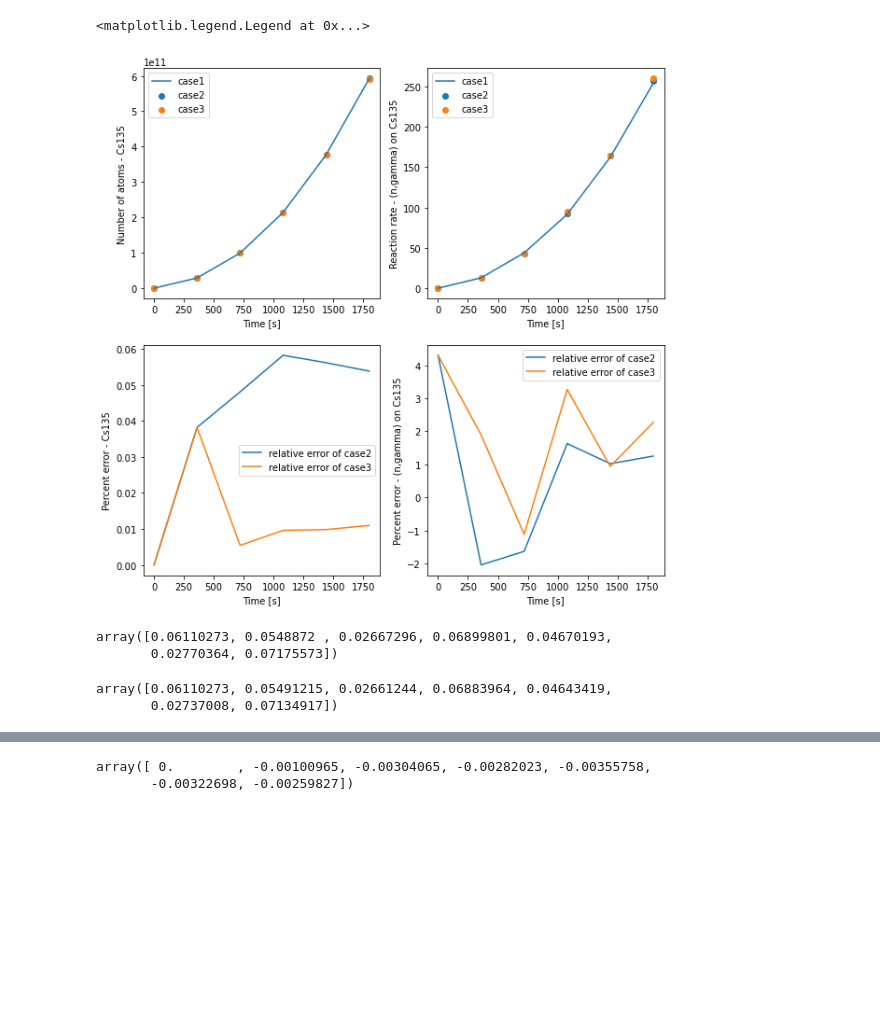
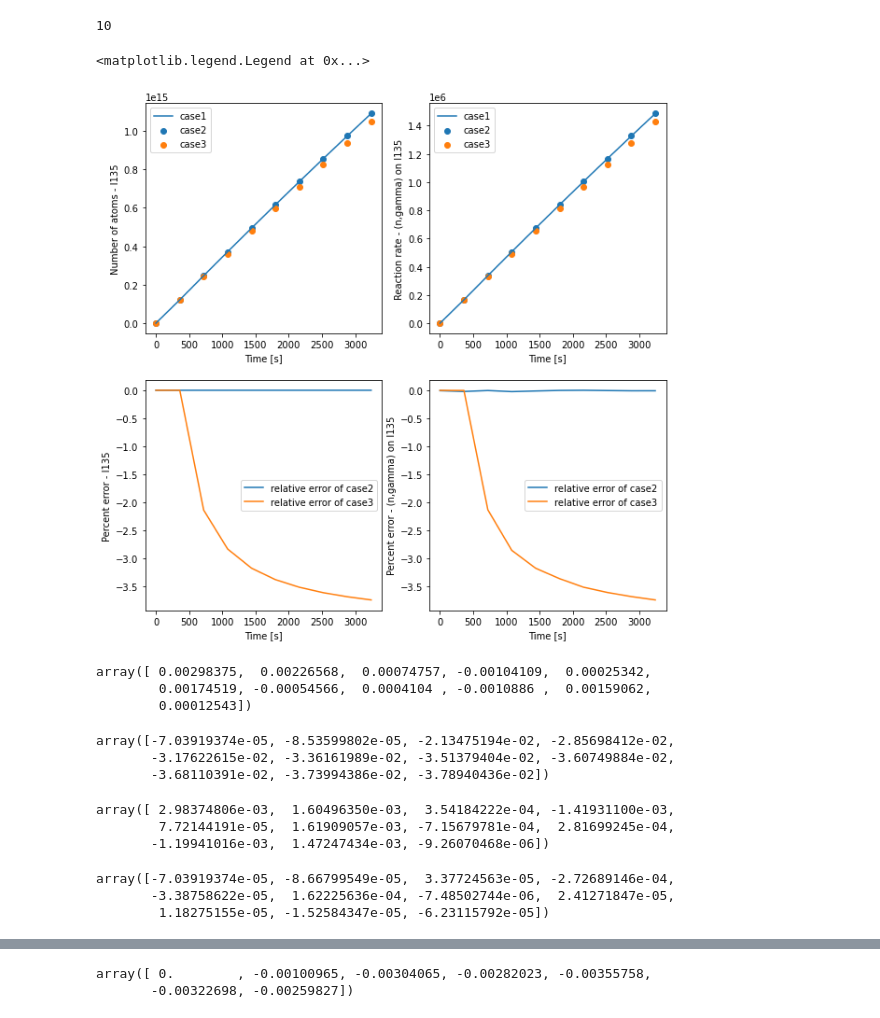
Before and after one commit to yardasol/2023-openmc-depletion-data, a Jupyter notebook: compare-results.ipynb, the cells around one changed output, grey strips where cells are left out. Cells and saved outputs as stored; diff of their text form; code cells hidden in the pictures; blank space fills up the shorter version.

```diff
--- a/compare-results.ipynb
+++ b/compare-results.ipynb
@@ -81,5 +93,9 @@ dict_keys(['I135', 'Xe135', 'Xe136', 'Cs135', 'Gd157', 'Gd156', 'U234', 'U235',
+# %%
+i
+# %% [output]
+10
 # %%
-nuc = 'Cs135'
+nuc = 'I135'
 rx = '(n,gamma)'
 i = -1
 j = -1
@@ -94,44 +110,58 @@ ax1.scatter(time[:i], c3_atoms[:i], label="case3")
 ax1.set_xlabel("Time [s]")
 ax1.set_ylabel(f"Number of atoms - {nuc}");
 ax1.legend()
 
 at_error21 = 100 * (c2_atoms - c1_atoms) / c1_atoms
 at_error31 = 100 * (c3_atoms - c1_atoms) / c1_atoms
 at_error23 = 100 * (c2_atoms - c3_atoms) / c3_atoms
 ax3.plot(time[:j], at_error21[:j], label="relative error of case2")
 ax3.plot(time[:j], at_error31[:j], label="relative error of case3")
 ax3.set_xlabel("Time [s]")
 ax3.set_ylabel(f"Percent error - {nuc}")
 ax3.legend()
 
 ax2.plot(time[:i], c1_nuc_rx[:i], label="case1")
 ax2.scatter(time[:i], c2_nuc_rx[:i], label="case2")
 ax2.scatter(time[:i], c3_nuc_rx[:i], label="case3")
 ax2.set_xlabel("Time [s]")
 ax2.set_ylabel(f"Reaction rate - {rx} on {nuc}");
 ax2.legend()
 
 rx_error21 = 100 * (c2_nuc_rx - c1_nuc_rx) / c1_nuc_rx
 rx_error31 = 100 * (c3_nuc_rx - c1_nuc_rx) / c1_nuc_rx
 rx_error23 = 100 * (c2_nuc_rx - c3_nuc_rx) / c3_nuc_rx
 ax4.plot(time[:j], rx_error21[:j], label="relative error of case2")
 ax4.plot(time[:j], rx_error31[:j], label="relative error of case3")
 ax4.set_xlabel("Time [s]")
 ax4.set_ylabel(f"Percent error - {rx} on {nuc}")
 ax4.legend()
 # %% [output]
 <matplotlib.legend.Legend at 0x...>
-[figure, old version]
+[figure, new version]
 # %%
-(c2_nuc_rx - c1_nuc_rx) / c1_nuc_rx
+(c3_nuc_rx - c1_nuc_rx) / c1_nuc_rx
 # %% [output]
-array([0.06110273, 0.0548872 , 0.02667296, 0.06899801, 0.04670193,
-       0.02770364, 0.07175573])
+array([ 0.00298375,  0.00226568,  0.00074757, -0.00104109,  0.00025342,
+        0.00174519, -0.00054566,  0.0004104 , -0.0010886 ,  0.00159062,
+        0.00012543])
+# %%
+(c3_nuc_rx - c1_nuc_rx) / c1_nuc_rx
+# %% [output]
+array([-7.03919374e-05, -8.53599802e-05, -2.13475194e-02, -2.85698412e-02,
+       -3.17622615e-02, -3.36161989e-02, -3.51379404e-02, -3.60749884e-02,
+       -3.68110391e-02, -3.73994386e-02, -3.78940436e-02])
 # %%
-((c2_nuc_rx / c2_atoms) - (c1_nuc_rx / c1_atoms)) / (c1_nuc_rx / c1_atoms)
+((c3_nuc_rx / c3_atoms) - (c1_nuc_rx / c1_atoms)) / (c1_nuc_rx / c1_atoms)
 # %% [output]
-array([0.06110273, 0.05491215, 0.02661244, 0.06883964, 0.04643419,
-       0.02737008, 0.07134917])
+array([ 2.98374806e-03,  1.60496350e-03,  3.54184222e-04, -1.41931100e-03,
+        7.72144191e-05,  1.61909057e-03, -7.15679781e-04,  2.81699245e-04,
+       -1.19941016e-03,  1.47247434e-03, -9.26070468e-06])
+# %%
+((c3_nuc_rx / c3_atoms) - (c1_nuc_rx / c1_atoms)) / (c1_nuc_rx / c1_atoms)
+# %% [output]
+array([-7.03919374e-05, -8.66799549e-05,  3.37724563e-05, -2.72689146e-04,
+       -3.38758622e-05,  1.62225636e-04, -7.48502744e-06,  2.41271847e-05,
+        1.18275155e-05, -1.52584347e-05, -6.23115792e-05])
 # %%
 c2_nuc_rx
 # %% [output]
```
Also changed, not shown: parts of 5 cells of this notebook, 3 other files.
